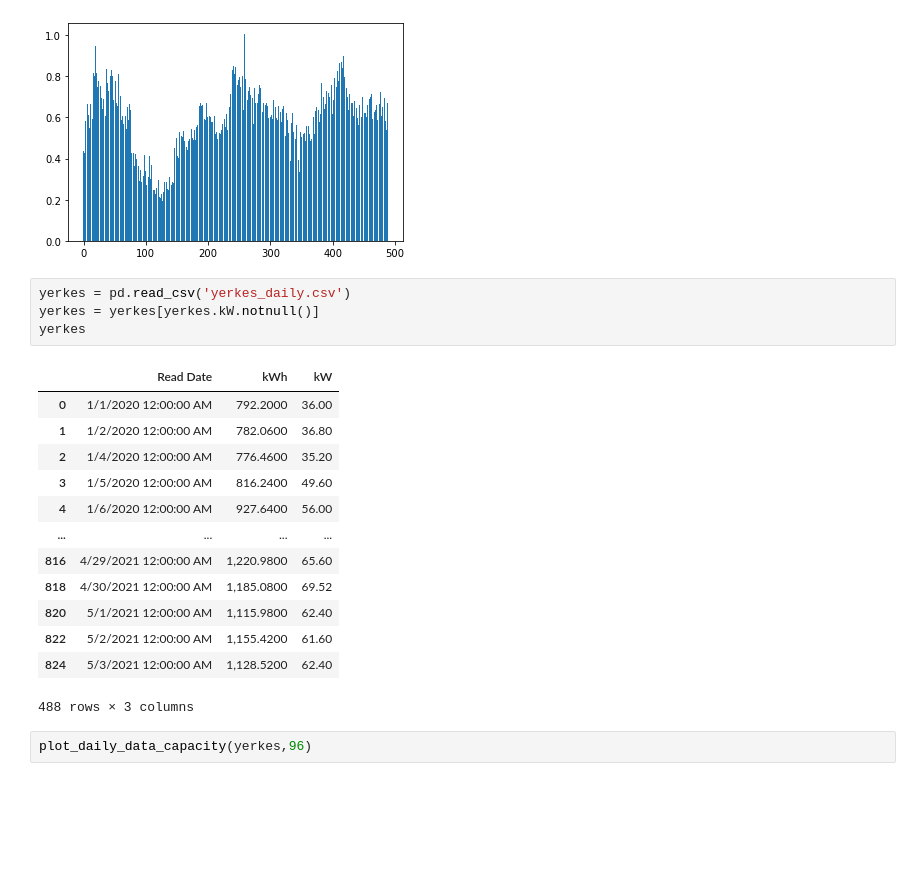
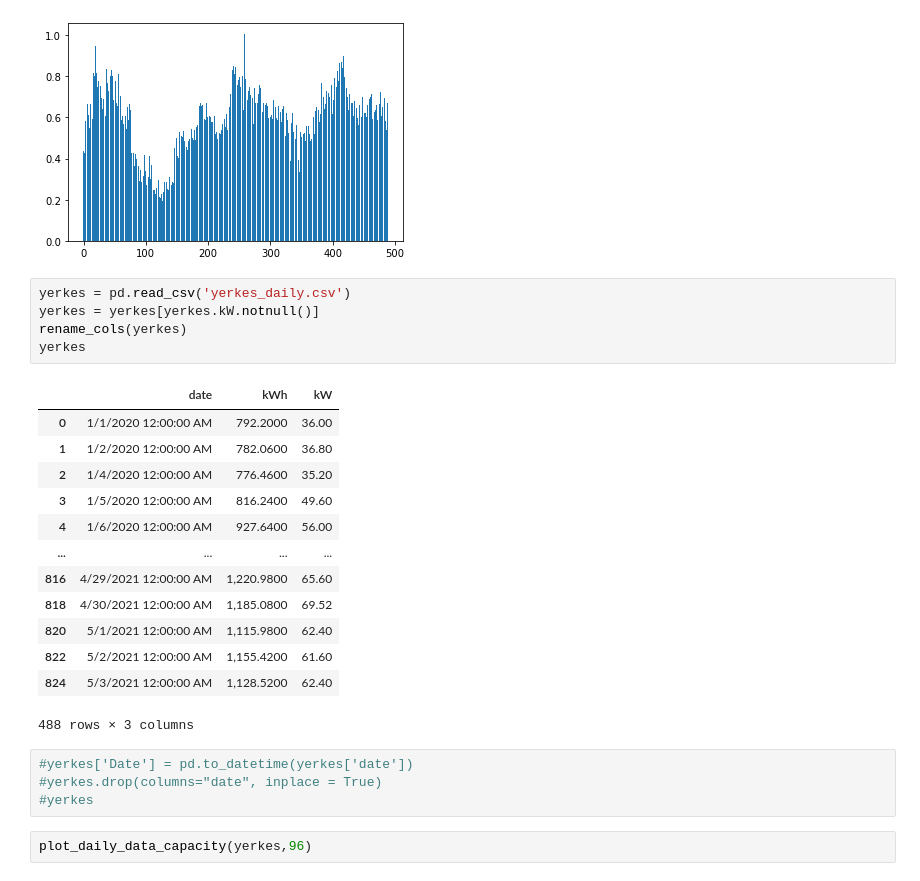
Before and after one commit to jacksonkennedynorris/green_centre, a Jupyter notebook: GreenProject.ipynb, the cells around one changed output. Drawn from its saved outputs; the diff is of its cells as text; blank space fills up the shorter version.

```diff
--- a/GreenProject.ipynb
+++ b/GreenProject.ipynb
@@ -229,9 +267,10 @@ plot_daily_data_capacity(breck,102)
 # %%
 yerkes = pd.read_csv('yerkes_daily.csv')
 yerkes = yerkes[yerkes.kW.notnull()]
+rename_cols(yerkes)
 yerkes
 # %% [output]
-|  | Read Date | kWh | kW |
+|  | date | kWh | kW |
 | 0 | 1/1/2020 12:00:00 AM | 792.2000 | 36.00 |
 | 1 | 1/2/2020 12:00:00 AM | 782.0600 | 36.80 |
 | 2 | 1/4/2020 12:00:00 AM | 776.4600 | 35.20 |
@@ -244,6 +283,10 @@ yerkes
 | 822 | 5/2/2021 12:00:00 AM | 1,155.4200 | 61.60 |
 | 824 | 5/3/2021 12:00:00 AM | 1,128.5200 | 62.40 |
 488 rows × 3 columns
+# %%
+#yerkes['Date'] = pd.to_datetime(yerkes['date'])
+#yerkes.drop(columns="date", inplace = True)
+#yerkes
 # %%
 plot_daily_data_capacity(yerkes,96)
 # %% [output]
```
Also changed, not shown: parts of 19 cells of this notebook.
